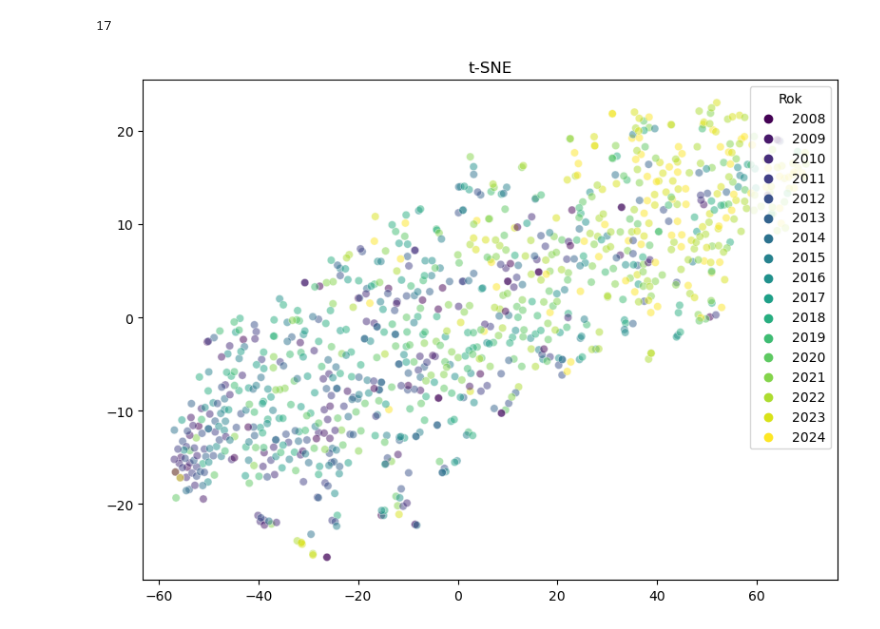
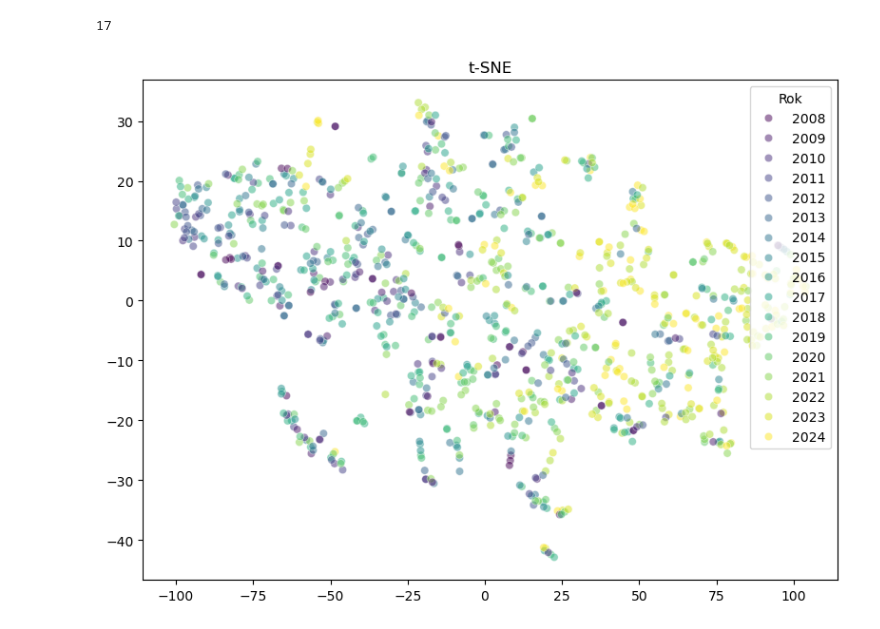
Before and after one commit to Karol315/Ml_project_clasterization, a Jupyter notebook: t-SNE_by_year.ipynb, the cells around one changed output. Cells and saved outputs as stored; diff of their text form; code cells hidden in the pictures.

```diff
--- a/t-SNE_by_year.ipynb
+++ b/t-SNE_by_year.ipynb
@@ -55,42 +56,44 @@ len(final_df['Rok'].unique())
 # %% [output]
 17
 # %%
+
 # Parametr: ile rekordów chcemy wyświetlić
 n = 1000
 
 # Losowy wybór n rekordów (jeśli mamy więcej niż n)
 if len(final_df) > n:
     sampled_df = final_df.sample(n, random_state=42)
 else:
     sampled_df = final_df.copy()
 
 # 1. Przygotowanie danych: wybieramy tylko kolumny numeryczne i zamieniamy NaN na 0
-X = sampled_df.select_dtypes(include=[np.number]).fillna(0)
+num_cols = sampled_df.select_dtypes(include=['float64', 'int64']).columns.tolist()
+X = sampled_df[num_cols].fillna(0)
 
 # Upewnijmy się, że kolumna 'rocznie' jest typu liczbowego (int) i posortowana
 sampled_df['Rok'] = pd.to_numeric(sampled_df['Rok'], errors='coerce')
 sampled_df['Rok'] = sampled_df['Rok'].sort_values()
 
 # 2. t-SNE
-tsne = TSNE(n_components=2, random_state=42, perplexity=40, n_iter=5700)
+tsne = TSNE(n_components=2, random_state=42, perplexity=min(40, N//2), n_iter=1000)
 X_tsne = tsne.fit_transform(X)
 
 # 3. Wizualizacja
 plt.figure(figsize=(8, 6))
 
 # Scatter plot z legendą, uwzględniając porządek liczbowy
 sns.scatterplot(x=X_tsne[:, 0], y=X_tsne[:, 1], hue=sampled_df['Rok'], palette='viridis', legend='full',alpha=0.5 )
 
 # Dodajemy tytuł
 plt.title('t-SNE')
 
 # Wyświetlamy legendę
 plt.legend(title='Rok', loc='upper right')
 
 plt.tight_layout()
 plt.show()
 # %% [output]
-[figure, old version]
+[figure, new version]
 # %%
 # Parametr: ile unikalnych nazw chcemy wybrać
 N = 20  # Liczba unikalnych nazw
```
Also changed, not shown: parts of 11 cells of this notebook, 1 other file.
